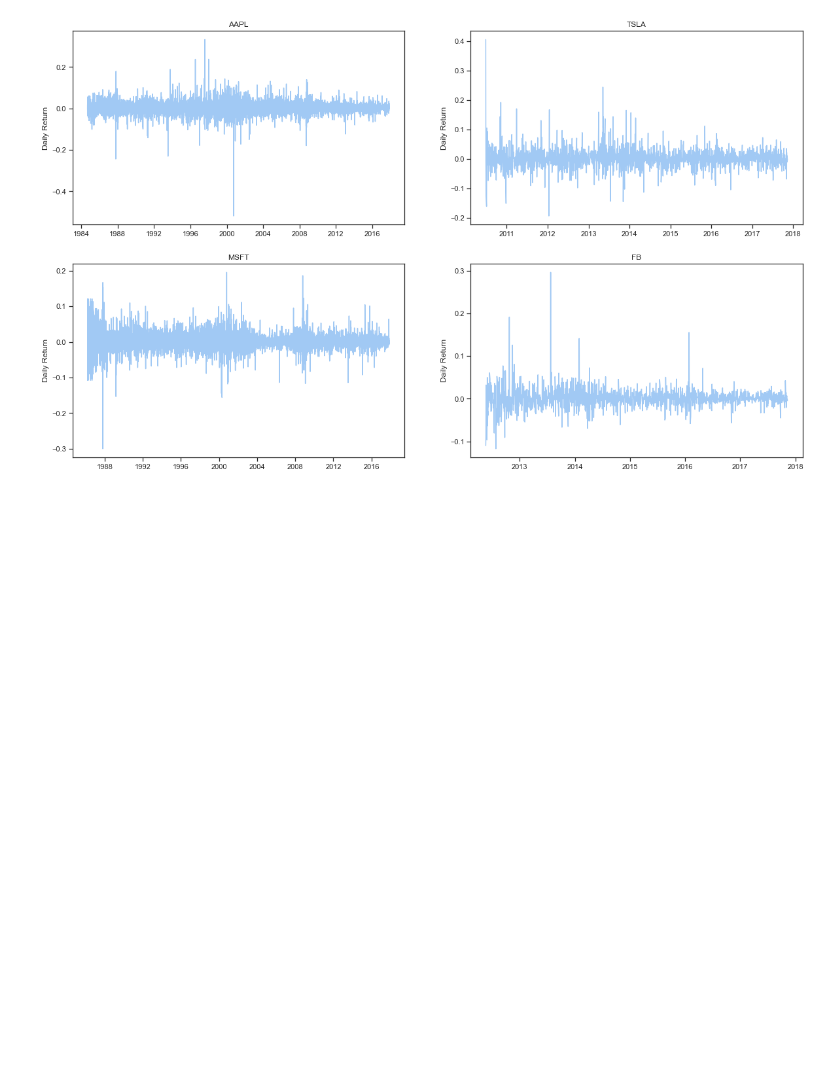
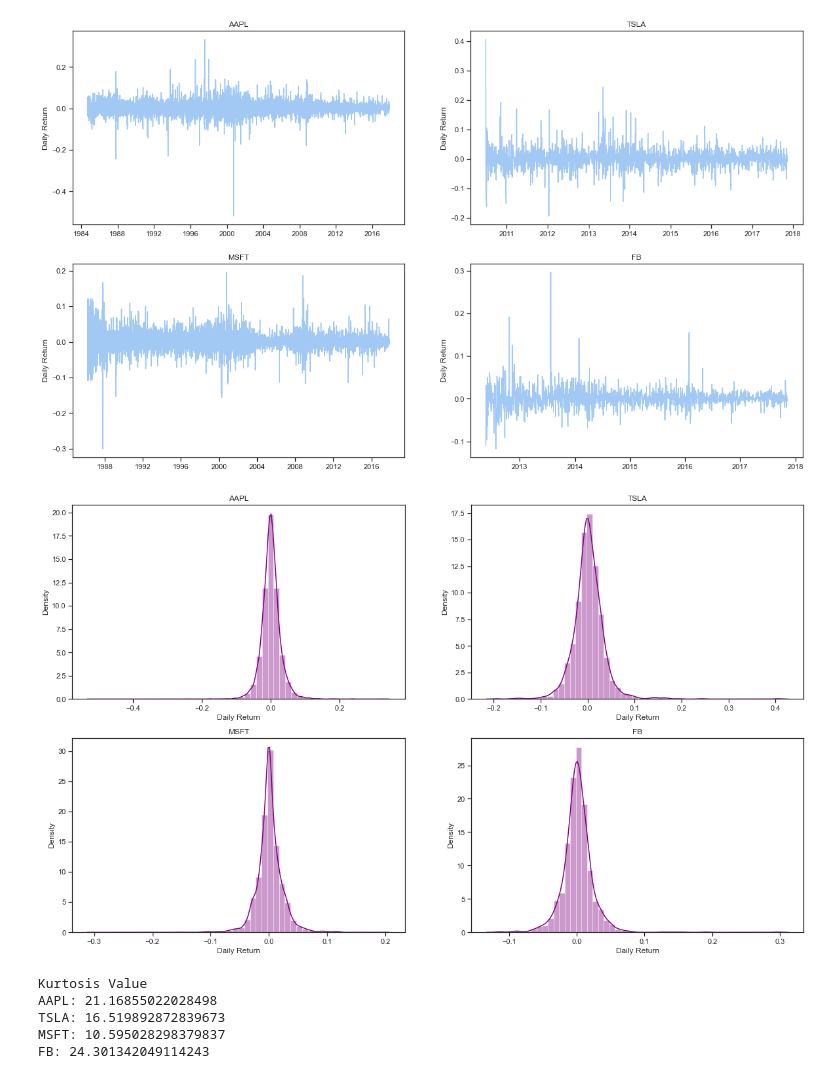
Before and after one commit to DaiVo20/Stock-Price-Prediction, a Jupyter notebook: DS102_02.ipynb, the cells around one changed output. Drawn from its saved outputs; the diff is of its cells as text; code cells hidden in the pictures; blank space fills up the shorter version.

```diff
--- a/DS102_02.ipynb
+++ b/DS102_02.ipynb
@@ -138,3 +138,25 @@ for index, key in enumerate(companies):
   plt.ylabel('Daily Return')
 # %% [output]
 [figure]
+# %%
+import warnings
+warnings.filterwarnings('ignore')
+
+plt.figure(figsize=(20, 12))
+for index, key in enumerate(companies):
+  plt.subplot(2, 2, index + 1)
+  sns.distplot(stocks[key]["Daily Return"].dropna(), color = "purple")
+  plt.title(key)
+# %% [output]
+[figure, added]
+# %%
+#Kurtosis is a statistical measure that defines how heavily the tails of a distribution differ from the tails of a normal distribution. In other words kurtosis identifies whether the tails of a given distribution contain extreme values.
+print("Kurtosis Value")
+for company in companies:
+  print(f'{company}: {stocks[company]["Daily Return"].kurtosis()}')
+# %% [output]
+Kurtosis Value
+AAPL: 21.16855022028498
+TSLA: 16.519892872839673
+MSFT: 10.595028298379837
+FB: 24.301342049114243
```
Also changed, not shown: parts of 6 cells of this notebook.
